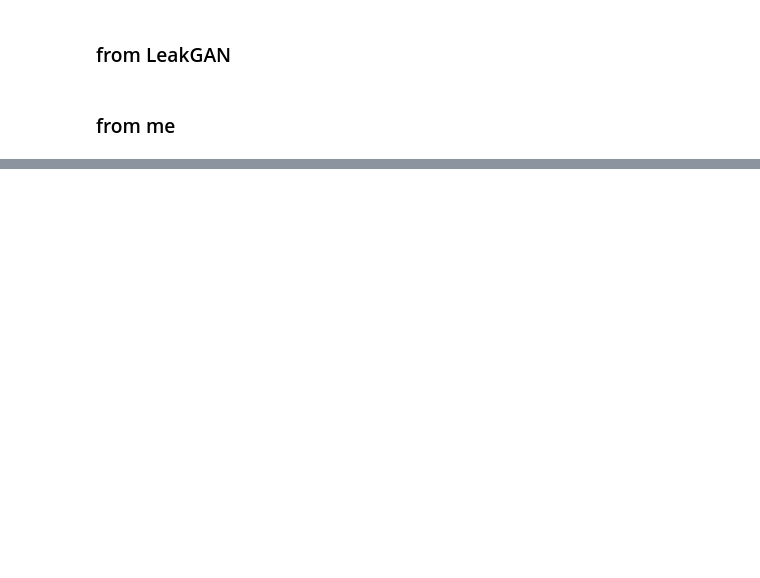
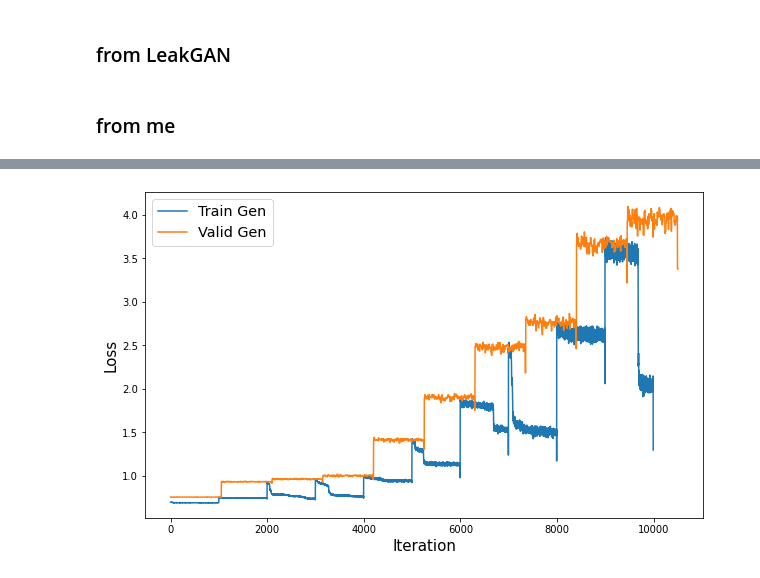
Before and after one commit to ovbystrova/hse_diploma_bc, a Jupyter notebook: notebooks/GAN.ipynb, the cells around one changed output, grey strips where cells are left out. Drawn from its saved outputs; the diff is of its cells as text; code cells hidden in the pictures; blank space fills up the shorter version.

```diff
--- a/notebooks/GAN.ipynb
+++ b/notebooks/GAN.ipynb
@@ -431,0 +445,11 @@ test_loss
+# %%
+plt.figure(figsize=(10,6))
+new_val = [el for el in instructor.gen_losses_valid for i in range(10)]
+plt.plot(np.arange(len(instructor.gen_losses_train)), instructor.gen_losses_train, label='Train Gen')
+plt.plot(np.arange(len(new_val)), new_val, label='Valid Gen')
+plt.xlabel('Iteration', fontsize=15)
+plt.ylabel('Loss', fontsize=15)
+plt.legend(fontsize='x-large')
+plt.show()
+# %% [output]
+[figure, added]
```
Also changed, not shown: parts of 37 cells of this notebook.
